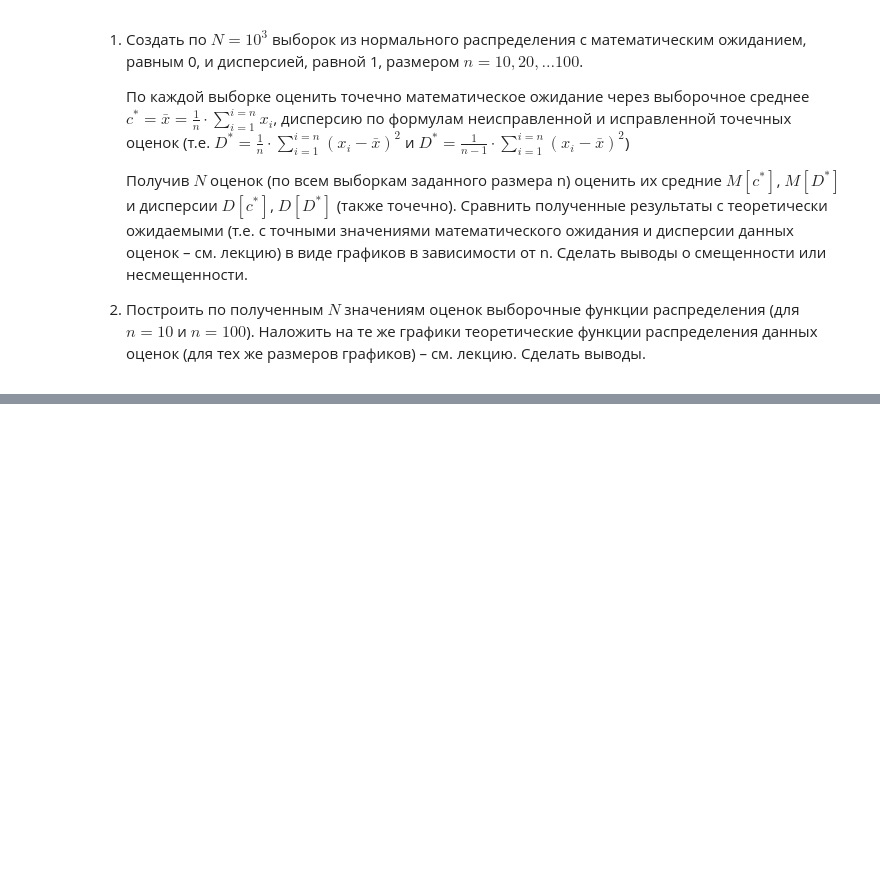
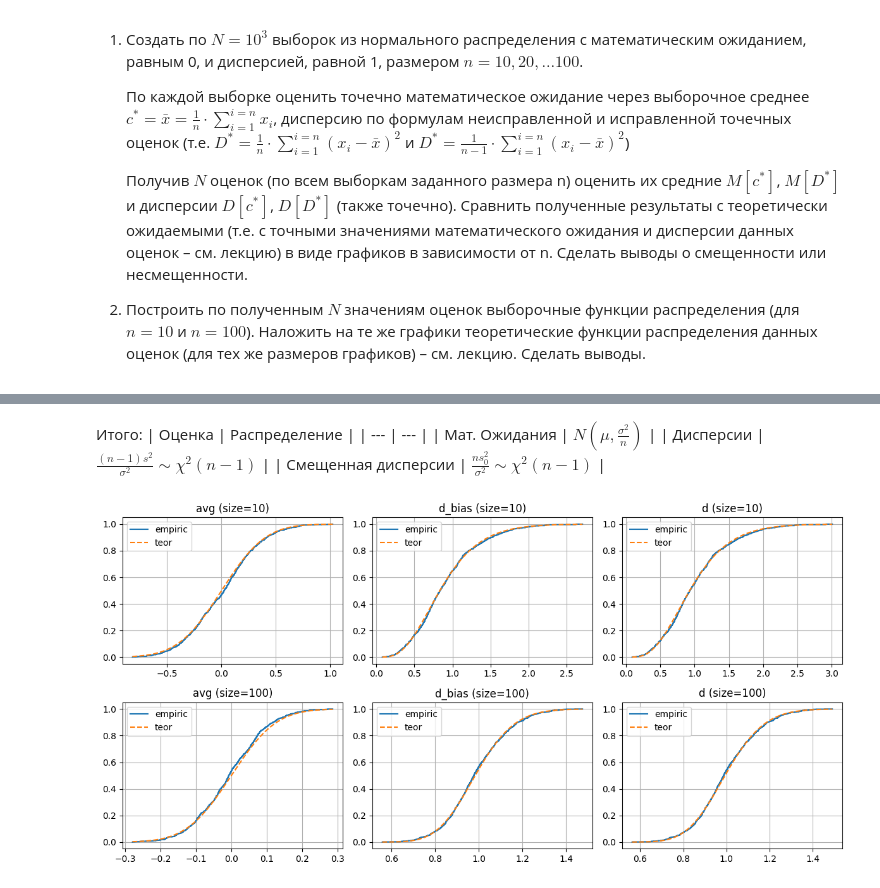
Before and after one commit to e1turin/ipkn-statistics, a Jupyter notebook: lab-5.ipynb, the cells around one changed output, grey strips where cells are left out. Cells and saved outputs as stored; diff of their text form; code cells hidden in the pictures; blank space fills up the shorter version.

```diff
--- a/lab-5.ipynb
+++ b/lab-5.ipynb
@@ -38,6 +37,7 @@ import scipy
 
 np.random.seed(42)
 # %%
+KEY_SAMPLE_SIZES = [10, 100]
 SAMPLE_SIZES = list(range(10, 101, 10))
 NUM_EXPERIMENTS = 1000
 TRUE_C = 0
@@ -147,0 +311,47 @@ plt.show()
+# %% [markdown]
+Итого:
+| Оценка | Распределение |
+| --- | --- |
+| Мат. Ожидания | $N(\mu,\frac{\sigma^2}{n})$ |
+| Дисперсии | $\frac{(n-1)s^2}{\sigma^2} \sim \chi^2(n-1)$ |
+| Смещенная дисперсии | $\frac{n s_0^2}{\sigma^2} \sim \chi^2(n-1)$ |
+# %%
+def analyze_distributions():
+    chars_names = chars.columns.get_level_values(0).unique()
+    n = len(KEY_SAMPLE_SIZES)
+    m = len(chars_names)
+    figsize = (4 * m, 3 * n)
+    fig, axs = plt.subplots(
+        n,
+        m,
+        figsize=(figsize[0], figsize[1]),
+        squeeze=True,
+    )
+    map_size_ax = dict(zip(KEY_SAMPLE_SIZES, range(n)))
+    map_name_ax = dict(zip(chars_names, range(m)))
+
+    teor_dist = {
+        "avg": lambda sz, xs: scipy.stats.norm.cdf(xs, loc=TRUE_C, scale=TRUE_D / (sz ** 0.5)),
+        "d_bias": lambda sz, xs: scipy.stats.chi2.cdf(sz * xs / TRUE_D, df=(sz - 1)),
+        "d": lambda sz, xs: scipy.stats.chi2.cdf((sz - 1) * xs / TRUE_D, df=(sz - 1)),
+    }
+
+    for size in KEY_SAMPLE_SIZES:
+        ests = df[df["size"] == size].drop(columns=["size"])
+        for name in ests:
+            ax = axs[map_size_ax[size], map_name_ax[name]]
+            char_est = np.sort(ests[name])
+            ax.step(char_est, np.linspace(0, 1, len(char_est)), label="empiric")
+
+            xs = np.linspace(char_est[0], char_est[-1], len(char_est))
+            ax.plot(xs, teor_dist[str(name)](size, xs), label="teor", linestyle="--")
+
+            ax.grid(True)
+            ax.set_title(f"{name} ({size=})")
+            ax.legend()
+
+    fig.tight_layout()
+
+analyze_distributions()
+# %% [output]
+[figure, added]
```
Also changed, not shown: parts of 10 cells of this notebook.
